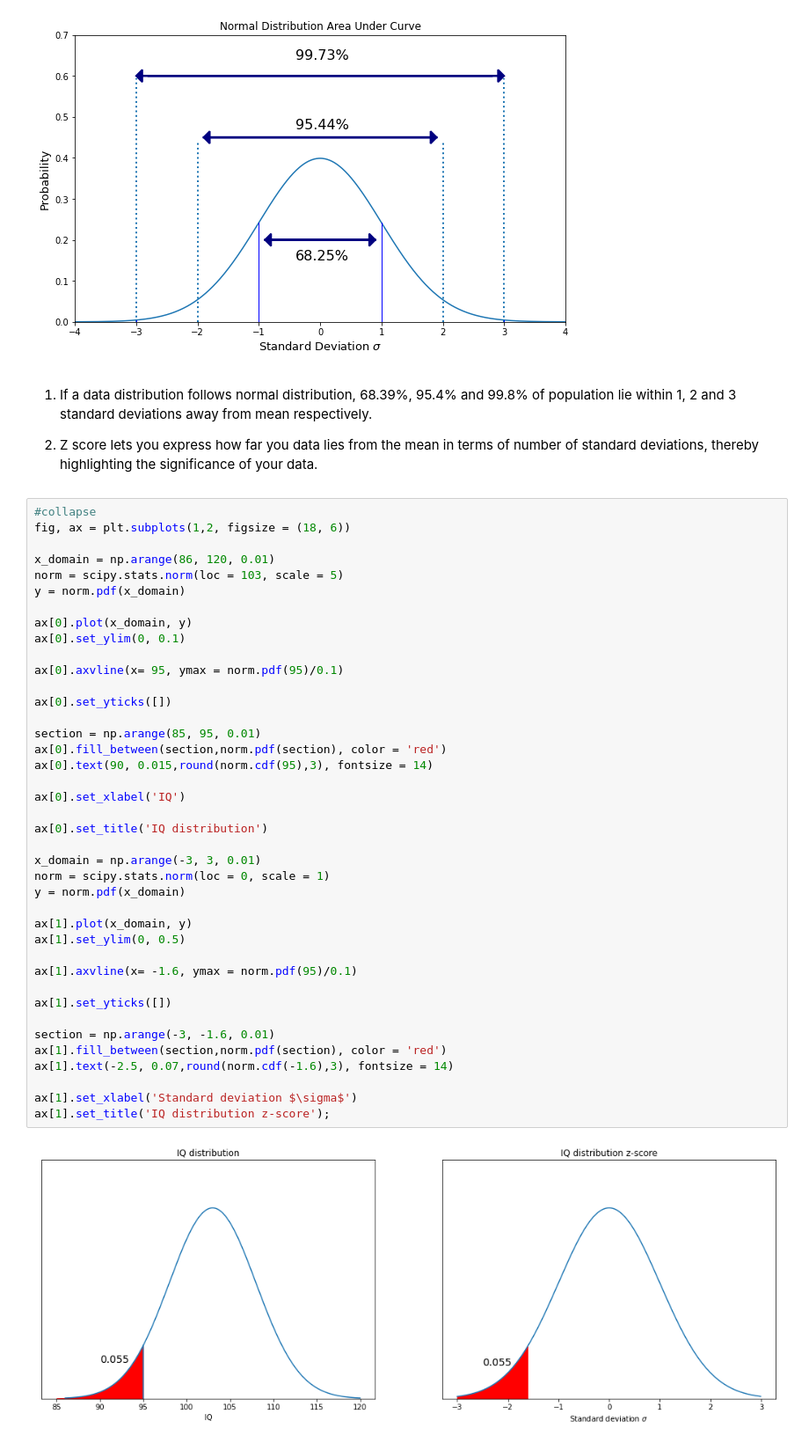
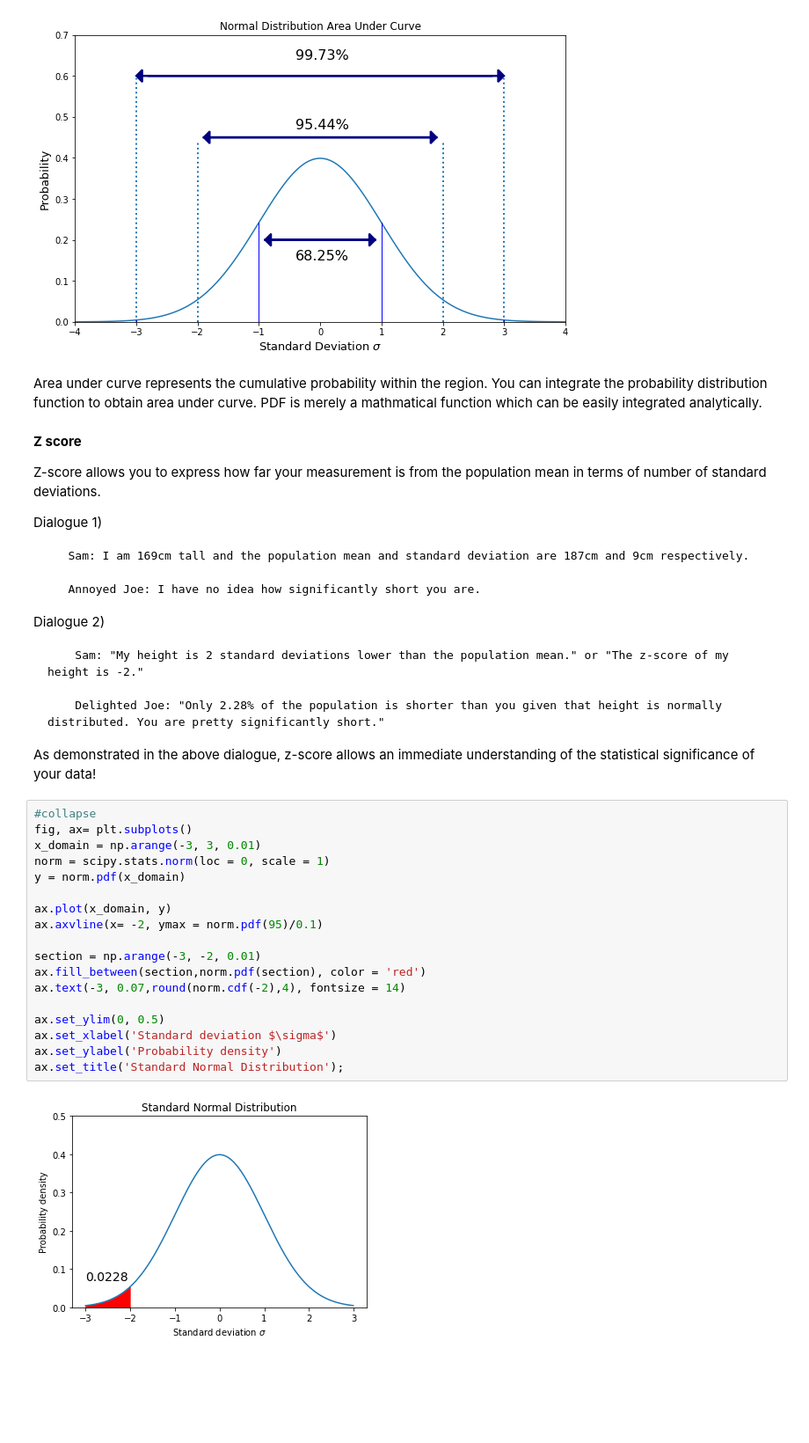
Before and after one commit to disney-snoopy/fastbook, a Jupyter notebook: _notebooks/2021-01-23-ztest.ipynb, the cells around one changed output. Shown: that part at 88% size. Drawn from its saved outputs; the diff is of its cells as text; blank space fills up the shorter version.

```diff
--- a/_notebooks/2021-01-23-ztest.ipynb
+++ b/_notebooks/2021-01-23-ztest.ipynb
@@ -85,50 +101,43 @@ plt.ylabel('Probability', fontsize = 13)
 plt.title('Normal Distribution Area Under Curve');
 # %% [output]
 [figure]
-# %% [markdown]
-1) If a data distribution follows normal distribution, 68.39%, 95.4% and 99.8% of population lie within 1, 2 and 3 standard deviations away from mean respectively.
-
-
-2) Z score lets you express how far you data lies from the mean in terms of number of standard deviations, thereby highlighting the significance of your data.
+# %% [markdown]
+Area under curve represents the cumulative probability within the region. You can integrate the probability distribution function to obtain area under curve. PDF is merely a mathmatical function which can be easily integrated analytically.
+# %% [markdown]
+**Z score**
+
+Z-score allows you to express how far your measurement is from the population mean in terms of number of standard deviations.
+
+Dialogue 1)
+
+       Sam: I am 169cm tall and the population mean and standard deviation are 187cm and 9cm respectively.
+
+       Annoyed Joe: I have no idea how significantly short you are.
+
+Dialogue 2)
+
+        Sam: "My height is 2 standard deviations lower than the population mean." or "The z-score of my height is -2."
+
+        Delighted Joe: "Only 2.28% of the population is shorter than you given that height is normally distributed. You are pretty significantly short."
+
+As demonstrated in the above dialogue, z-score allows an immediate understanding of the statistical significance of your data!
 # %%
 #collapse
-fig, ax = plt.subplots(1,2, figsize = (18, 6))
-
-x_domain = np.arange(86, 120, 0.01)
-norm = scipy.stats.norm(loc = 103, scale = 5)
-y = norm.pdf(x_domain)
-
-ax[0].plot(x_domain, y)
-ax[0].set_ylim(0, 0.1)
-
-ax[0].axvline(x= 95, ymax = norm.pdf(95)/0.1)
-
-ax[0].set_yticks([])
-
-section = np.arange(85, 95, 0.01)
-ax[0].fill_between(section,norm.pdf(section), color = 'red')
-ax[0].text(90, 0.015,round(norm.cdf(95),3), fontsize = 14)
-
-ax[0].set_xlabel('IQ')
-
-ax[0].set_title('IQ distribution')
-
+fig, ax= plt.subplots()
 x_domain = np.arange(-3, 3, 0.01)
 norm = scipy.stats.norm(loc = 0, scale = 1)
 y = norm.pdf(x_domain)
 
-ax[1].plot(x_domain, y)
-ax[1].set_ylim(0, 0.5)
+ax.plot(x_domain, y)
+ax.axvline(x= -2, ymax = norm.pdf(95)/0.1)
 
-ax[1].axvline(x= -1.6, ymax = norm.pdf(95)/0.1)
+section = np.arange(-3, -2, 0.01)
+ax.fill_between(section,norm.pdf(section), color = 'red')
+ax.text(-3, 0.07,round(norm.cdf(-2),4), fontsize = 14)
 
-ax[1].set_yticks([])
-
-section = np.arange(-3, -1.6, 0.01)
-ax[1].fill_between(section,norm.pdf(section), color = 'red')
-ax[1].text(-2.5, 0.07,round(norm.cdf(-1.6),3), fontsize = 14)
-
-ax[1].set_xlabel('Standard deviation $\sigma$')
-ax[1].set_title('IQ distribution z-score');
+ax.set_ylim(0, 0.5)
+ax.set_xlabel('Standard deviation $\sigma$')
+ax.set_ylabel('Probability density')
+ax.set_title('Standard Normal Distribution');
 # %% [output]
-[figure, old version]
+[figure, new version]
```
Also changed, not shown: parts of 38 cells of this notebook.
